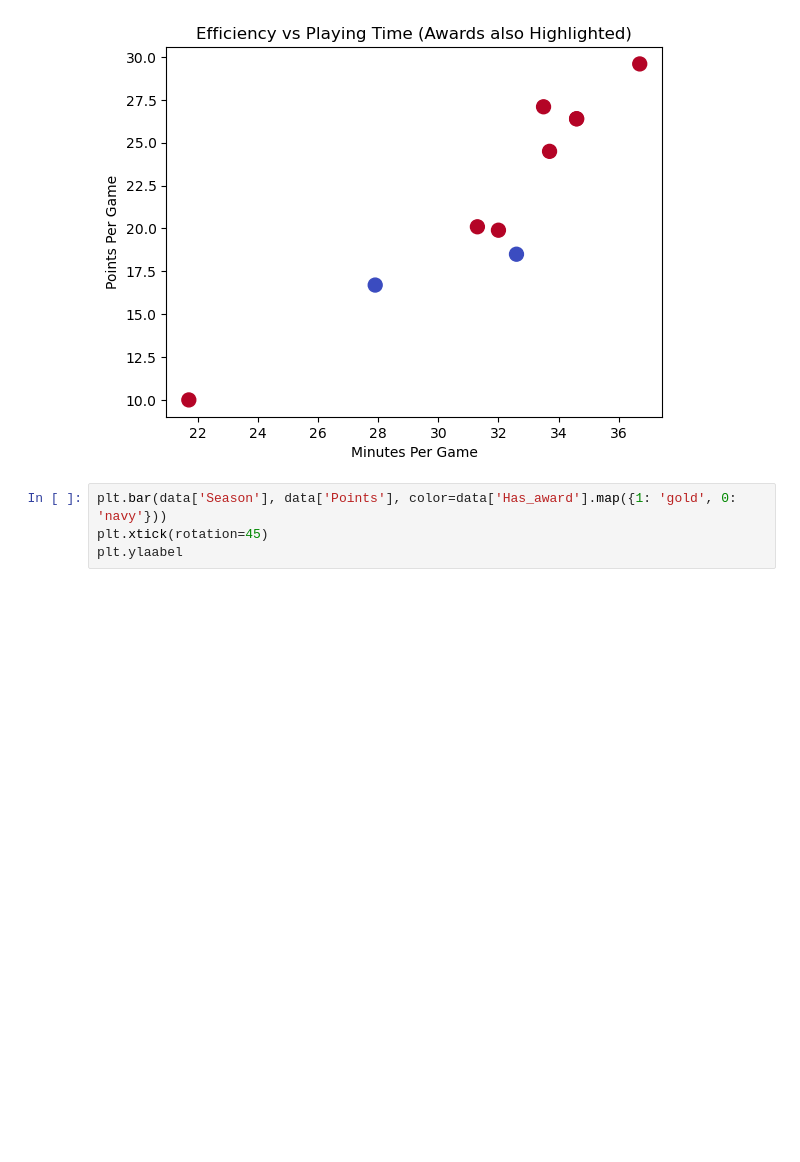
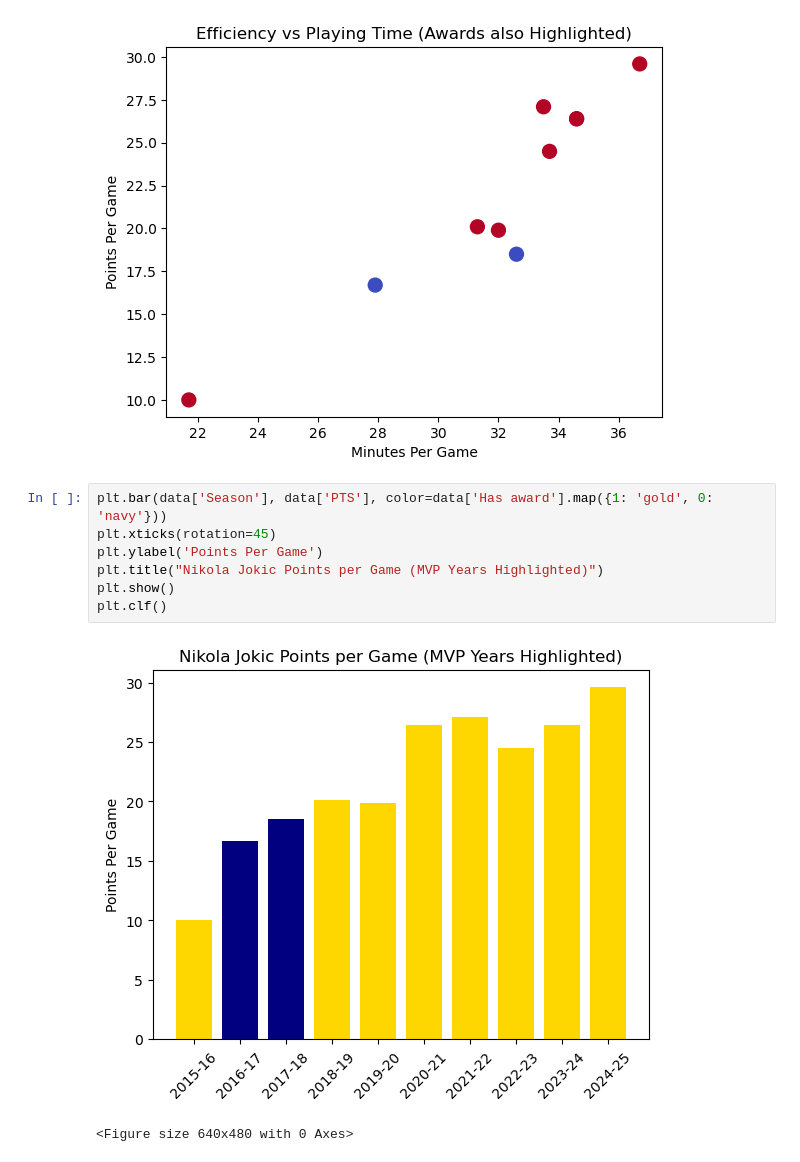
Before and after one commit to cchum/Jokic-analysis-, a Jupyter notebook: jokic.ipynb, the cells around one changed output. Saved outputs shown, nothing was run; the diff lists cells and outputs as text; blank space fills up the shorter version.

```diff
--- a/jokic.ipynb
+++ b/jokic.ipynb
@@ -165,6 +165,12 @@ plt.show()
 # %% [output]
 [figure]
 # %%
-plt.bar(data['Season'], data['Points'], color=data['Has_award'].map({1: 'gold', 0: 'navy'}))
-plt.xtick(rotation=45)
-plt.ylaabel
+plt.bar(data['Season'], data['PTS'], color=data['Has award'].map({1: 'gold', 0: 'navy'}))
+plt.xticks(rotation=45)
+plt.ylabel('Points Per Game')
+plt.title("Nikola Jokic Points per Game (MVP Years Highlighted)")
+plt.show()
+plt.clf()
+# %% [output]
+[figure, added]
+<Figure size 640x480 with 0 Axes>
```
